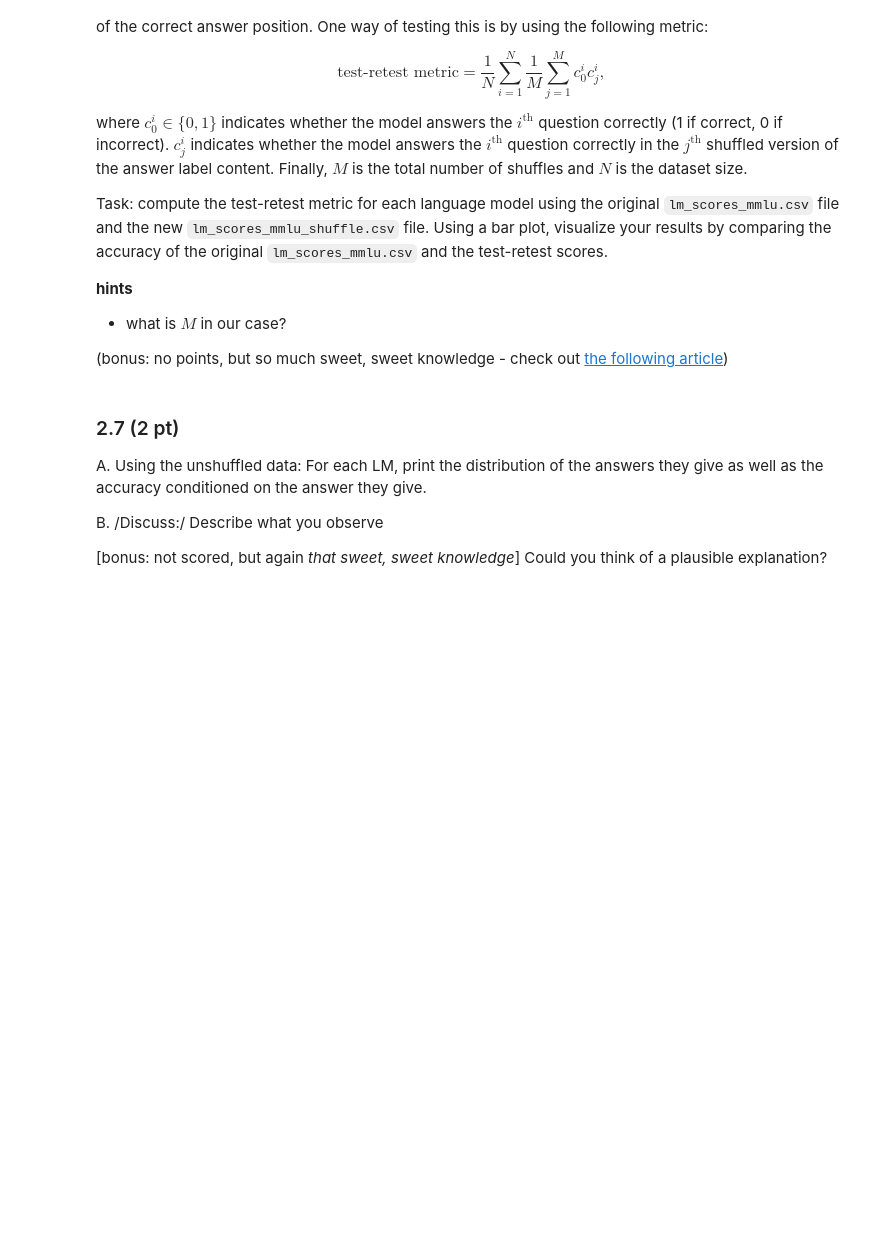
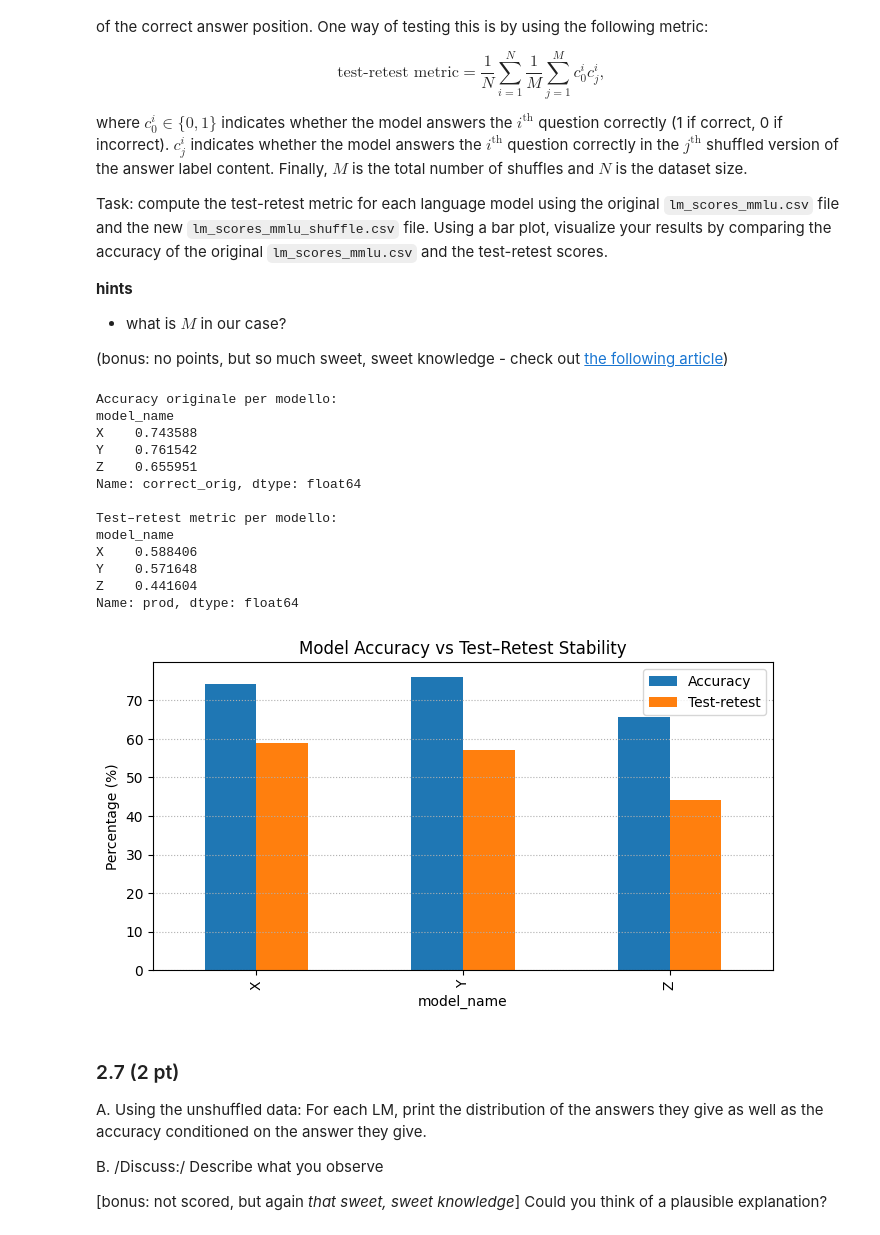
Before and after one commit to pepo040504/pepoblog, a Jupyter notebook: Homework/01_PROJECT_NEUTRALITY/analysis.ipynb, the cells around one changed output. Cells and saved outputs as stored; diff of their text form; code cells hidden in the pictures; blank space fills up the shorter version.

```diff
--- a/Homework/01_PROJECT_NEUTRALITY/analysis.ipynb
+++ b/Homework/01_PROJECT_NEUTRALITY/analysis.ipynb
@@ -289,6 +491,64 @@ Task: compute the test-retest metric for each language model using the original
 - what is $M$ in our case?
 
 (bonus: no points, but so much sweet, sweet knowledge - check out [the following article](https://arxiv.org/pdf/2406.19470v1))
+# %%
+import pandas as pd
+import matplotlib.pyplot as plt
+
+# Carica i dataset
+df_orig = pd.read_csv("task_2/lm_scores_mmlu.csv")
+df_shuffle = pd.read_csv("task_2_5/lm_scores_mmlu_shuffle.csv")
+
+# Rinomina le colonne di correct per distinguerle
+df_orig = df_orig.rename(columns={"correct": "correct_orig"})
+df_shuffle = df_shuffle.rename(columns={"correct": "correct_shuffle"})
+
+# Unisci per stessa domanda e stesso modello
+merged = pd.merge(
+    df_orig, df_shuffle, on=["question_id", "model_name"], suffixes=("_orig", "_shuffle")
+)
+
+# Calcola il test–retest metric per ogni modello
+test_retest = (
+    merged.assign(prod=merged["correct_orig"] * merged["correct_shuffle"])
+    .groupby("model_name")["prod"]
+    .mean()
+)
+
+# Calcola anche l’accuratezza media “normale” (solo nel test originale)
+acc = df_orig.groupby("model_name")["correct_orig"].mean()
+
+# Mostra i risultati
+print("Accuracy originale per modello:")
+print(acc)
+print("\nTest–retest metric per modello:")
+print(test_retest)
+
+# 🔹 Visualizzazione
+results = pd.DataFrame(
+    {"Accuracy": acc * 100, "Test-retest": test_retest * 100}
+)
+
+results.plot(kind="bar", figsize=(8, 4))
+plt.ylabel("Percentage (%)")
+plt.title("Model Accuracy vs Test–Retest Stability")
+plt.grid(axis="y", linestyle=":")
+plt.show()
+# %% [output]
+Accuracy originale per modello:
+model_name
+X    0.743588
+Y    0.761542
+Z    0.655951
+Name: correct_orig, dtype: float64
+
+Test–retest metric per modello:
+model_name
+X    0.588406
+Y    0.571648
+Z    0.441604
+Name: prod, dtype: float64
+[figure, added]
 # %% [markdown]
 ### 2.7 (2 pt)
 
```
Also changed, not shown: parts of 9 cells of this notebook.
